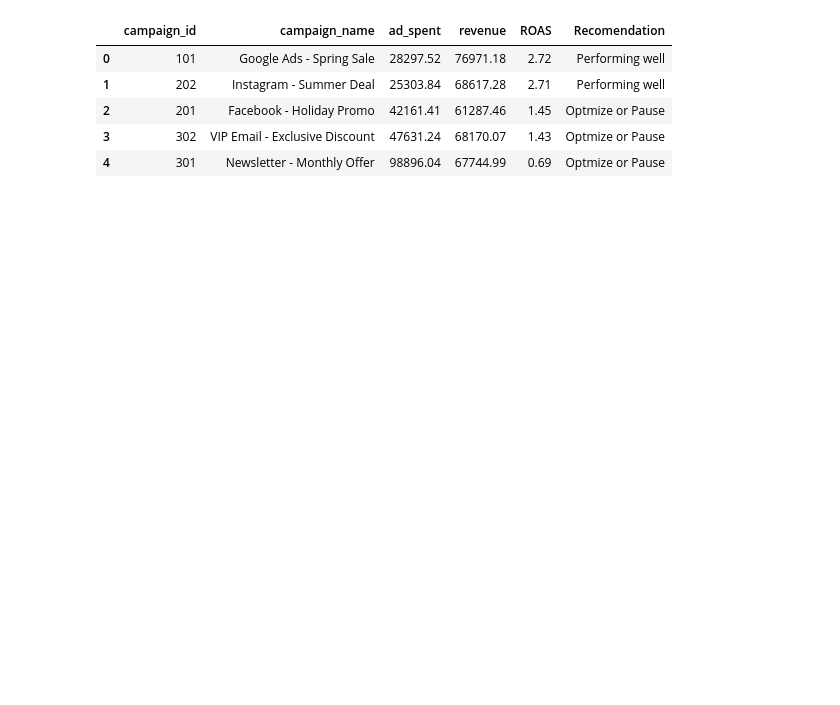
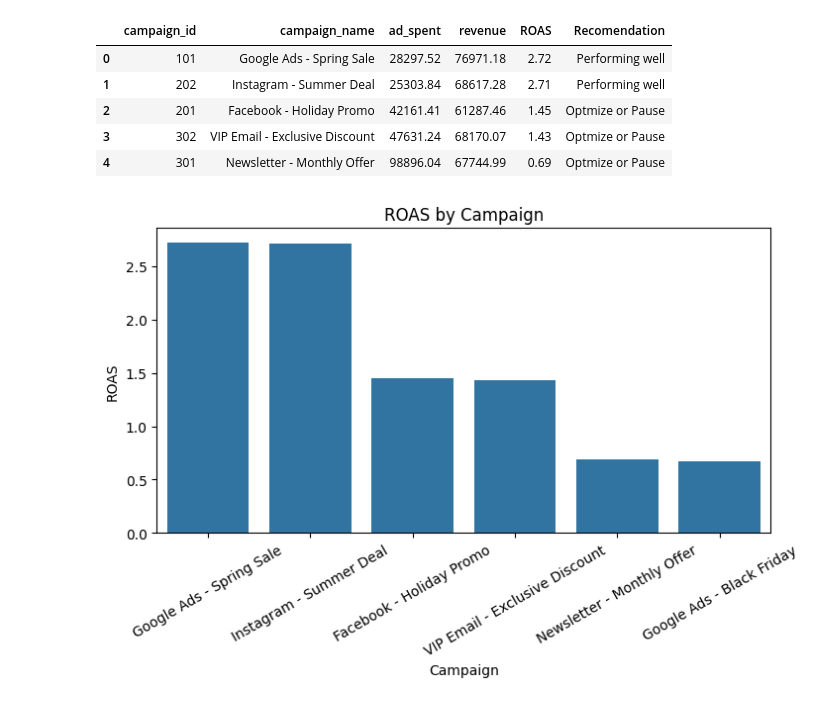
Before and after one commit to rs-fagundes/take-home-assessments, a Jupyter notebook: eduki/home-task.ipynb, the cells around one changed output. Drawn from its saved outputs; the diff is of its cells as text; code cells hidden in the pictures; blank space fills up the shorter version.

```diff
--- a/eduki/home-task.ipynb
+++ b/eduki/home-task.ipynb
@@ -91,9 +112,9 @@ ORDER BY
   ROAS DESC;
 """
 
-df = client.query(query).to_dataframe(bqstorage_client=bqstorage)
+df3 = client.query(query).to_dataframe(bqstorage_client=bqstorage)
 
-df.head()
+df3.head()
 # %% [output]
 |  | campaign_id | campaign_name | ad_spent | revenue | ROAS | Recomendation |
 | 0 | 101 | Google Ads - Spring Sale | 28297.52 | 76971.18 | 2.72 | Performing well |
@@ -101,3 +122,14 @@ df.head()
 | 2 | 201 | Facebook - Holiday Promo | 42161.41 | 61287.46 | 1.45 | Optmize or Pause |
 | 3 | 302 | VIP Email - Exclusive Discount | 47631.24 | 68170.07 | 1.43 | Optmize or Pause |
 | 4 | 301 | Newsletter - Monthly Offer | 98896.04 | 67744.99 | 0.69 | Optmize or Pause |
+# %%
+fig, ax = plt.subplots(figsize=(8,4))
+sns.barplot(data=df3, x="campaign_name", y="ROAS", ax=ax)
+
+ax.set_title("ROAS by Campaign")
+ax.set_xlabel("Campaign")
+ax.set_ylabel("ROAS")
+plt.xticks(rotation=30)
+plt.show()
+# %% [output]
+[figure, added]
```
Also changed, not shown: parts of 8 cells of this notebook.
